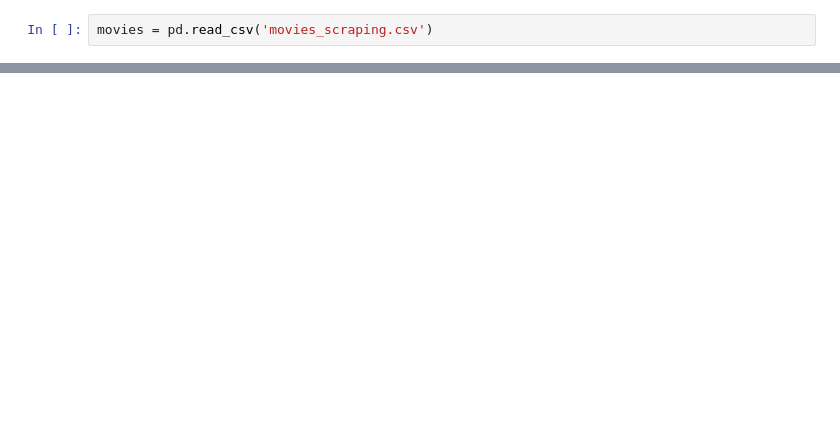
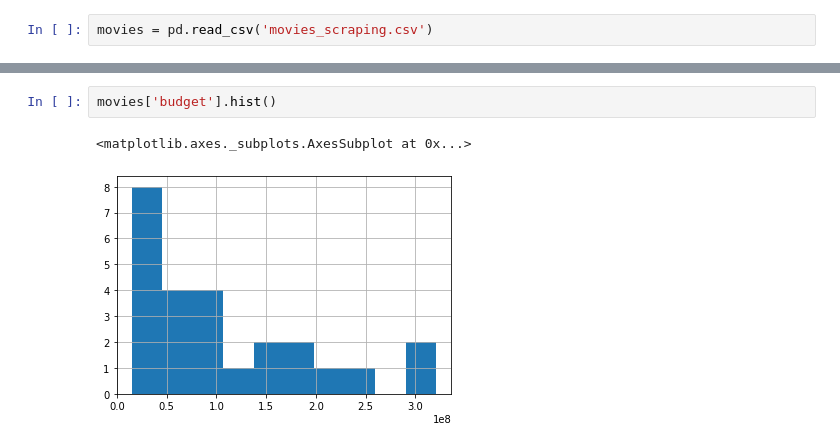
Before and after one commit to nlgriffin/IMDB_Scraper, a Jupyter notebook: bs4_sandbox.ipynb, the cells around one changed output, grey strips where cells are left out. Cells and saved outputs as stored; diff of their text form; blank space fills up the shorter version.

```diff
--- a/bs4_sandbox.ipynb
+++ b/bs4_sandbox.ipynb
@@ -41,0 +132,5 @@ movies
+# %%
+movies['budget'].hist()
+# %% [output]
+<matplotlib.axes._subplots.AxesSubplot at 0x...>
+[figure, added]
```
Also changed, not shown: parts of 18 cells of this notebook.
